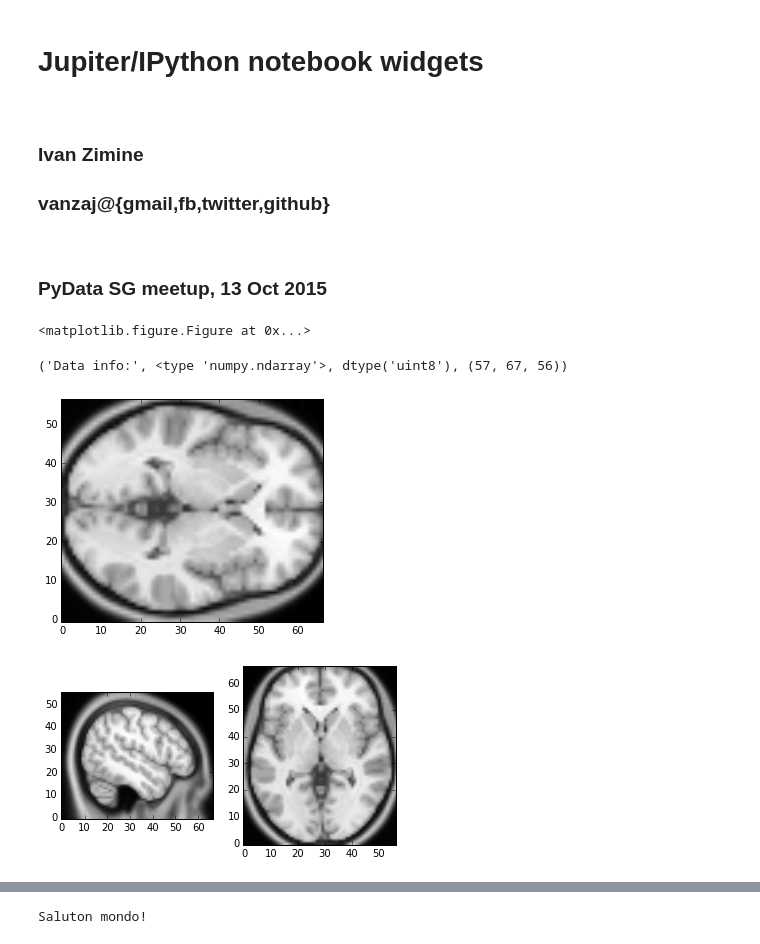
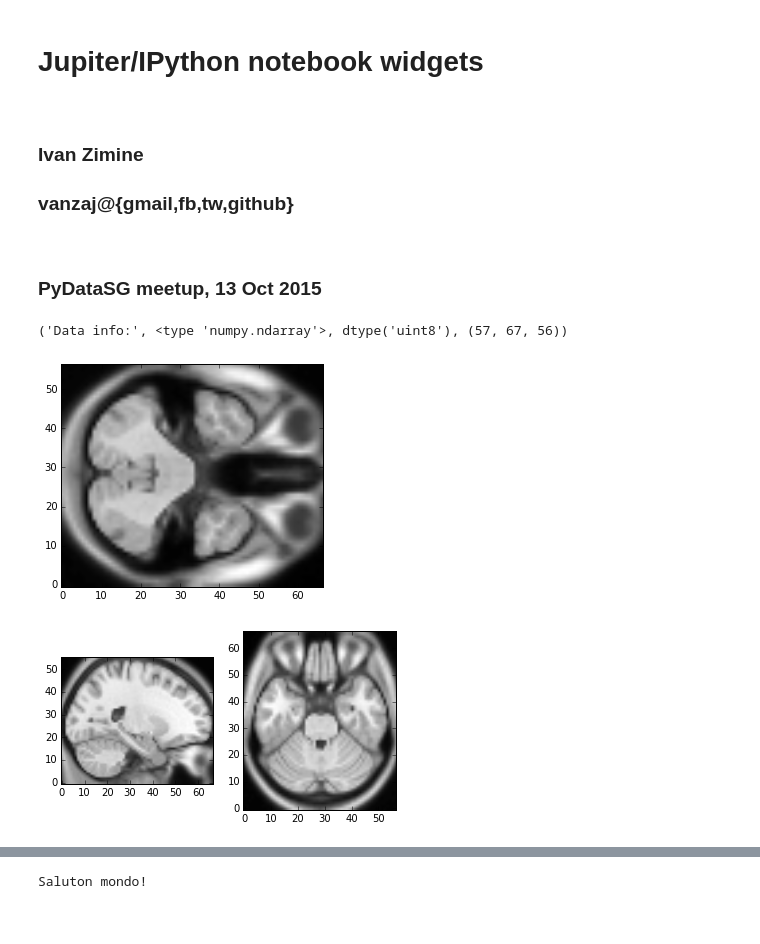
Before and after one commit to vanzaj/pytalks, a Jupyter notebook: 20151011_PyDataSG_ipywdg/ipywdg.ipynb, the cells around one changed output, grey strips where cells are left out. Drawn from its saved outputs; the diff is of its cells as text; code cells hidden in the pictures.

```diff
--- a/20151011_PyDataSG_ipywdg/ipywdg.ipynb
+++ b/20151011_PyDataSG_ipywdg/ipywdg.ipynb
@@ -5,11 +5,11 @@
 <br />
 
 ### Ivan Zimine
-### vanzaj@{gmail,fb,twitter,github}
+### vanzaj@{gmail,fb,tw,github}
 
 <br />
 
-### PyData SG meetup, 13 Oct 2015
+### PyDataSG meetup, 13 Oct 2015
 # %%
 from IPython.display import HTML, display
 import ipywidgets as wdg
@@ -21,9 +21,6 @@ def embed_url(url, width=800, height=450):
 import numpy as np
 import matplotlib.pyplot as plt
 %matplotlib inline
-plt.set_cmap('gray');
-# %% [output]
-<matplotlib.figure.Figure at 0x...>
 # %%
 import nibabel as nib
 nimg = nib.load('../data/anon_anatomy.nii.gz')
@@ -31,10 +28,11 @@ data = nimg.get_data().astype(nimg.get_data_dtype())
 # %%
 print("Data info:", type(data), data.dtype, data.shape)
 
-plt.imshow( data[:, :, 25], origin='lower');
+plt.set_cmap('gray');
+plt.imshow( data[:, :, 10], origin='lower');
 # %% [output]
 ('Data info:', <type 'numpy.ndarray'>, dtype('uint8'), (57, 67, 56))
-[figure, old version]
+[figure, new version]
 # %%
 def show_vol(axe1=0, axe2=0):
     plt.subplot(121)
@@ -45,9 +43,9 @@ def show_vol(axe1=0, axe2=0):
     im = data[:, :, axe2]
     plt.imshow(im.T, origin='lower')
 
-show_vol(10, 25)
+show_vol(20, 15)
 # %% [output]
-[figure, old version]
+[figure, new version]
 # %%
 Nx, Ny, Nz = data.shape
 
```
Also changed, not shown: parts of 14 cells of this notebook.
